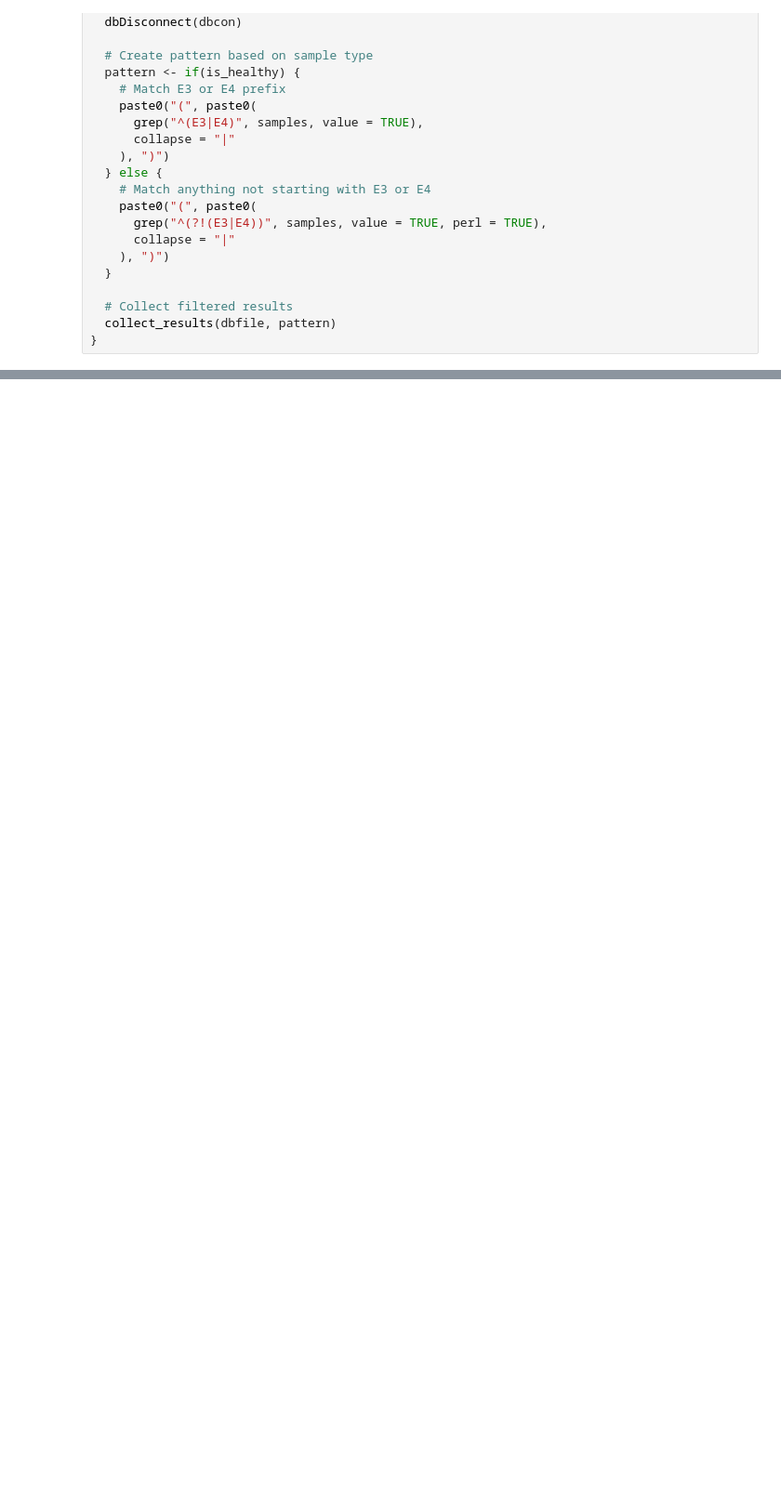
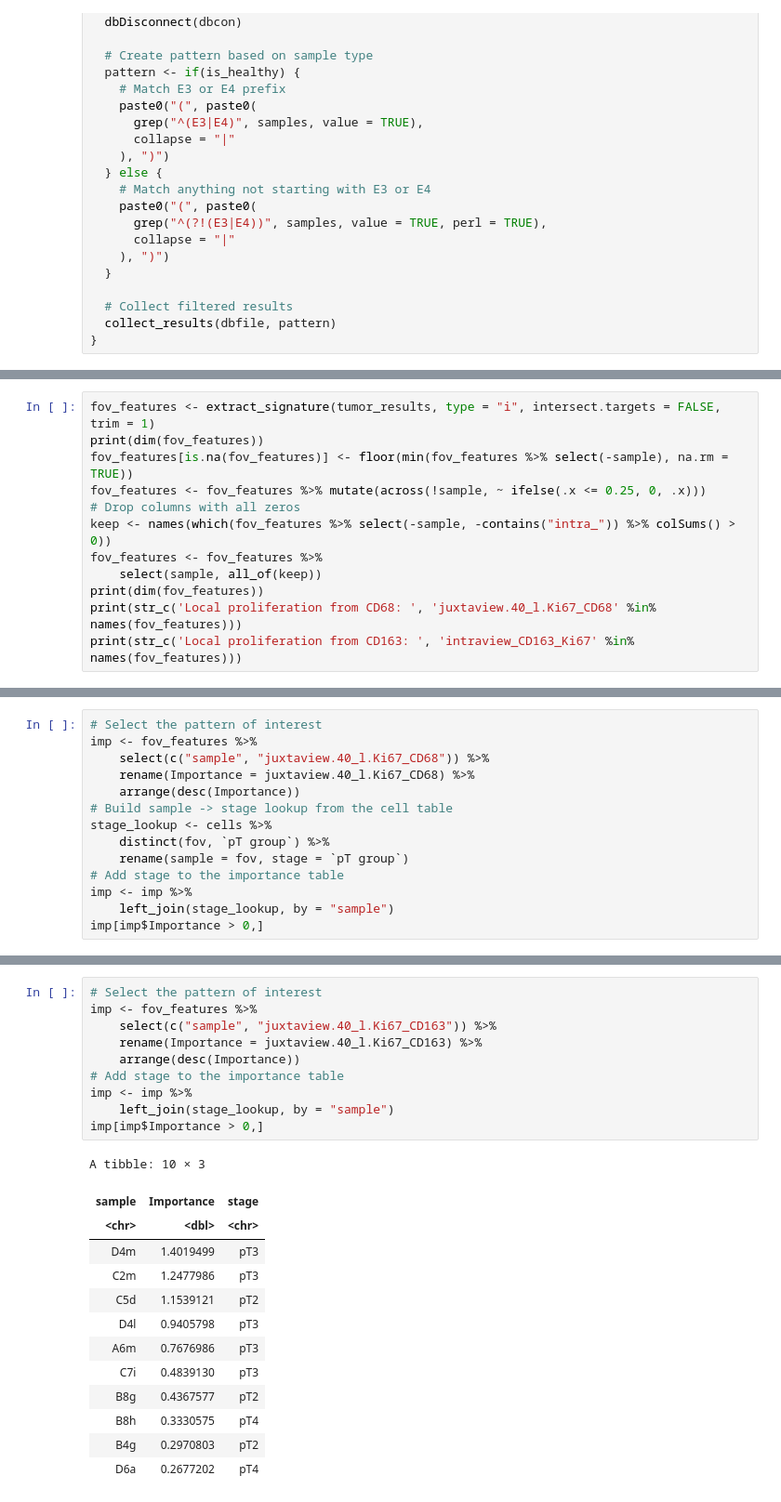
Before and after one commit to HartmannLab/MIBI-Analysis_Hamburg_CRC_TMA_2024, a Jupyter notebook: 2_ReanalysisForJenny_SpatialMacro.ipynb, the cells around one changed output, grey strips where cells are left out. Shown at 93% size. Cells and saved outputs as stored; diff of their text form; blank space fills up the shorter version.

```diff
--- a/2_ReanalysisForJenny_SpatialMacro.ipynb
+++ b/2_ReanalysisForJenny_SpatialMacro.ipynb
@@ -203,0 +203,12 @@ plot_improvement_stats(tumor_results)
+# %%
+fov_features <- extract_signature(tumor_results, type = "i", intersect.targets = FALSE, trim = 1)
+print(dim(fov_features))
+fov_features[is.na(fov_features)] <- floor(min(fov_features %>% select(-sample), na.rm = TRUE))
+fov_features <- fov_features %>% mutate(across(!sample, ~ ifelse(.x <= 0.25, 0, .x)))
+# Drop columns with all zeros
+keep <- names(which(fov_features %>% select(-sample, -contains("intra_")) %>% colSums() > 0))
+fov_features <- fov_features %>%
+    select(sample, all_of(keep))
+print(dim(fov_features))
+print(str_c('Local proliferation from CD68: ', 'juxtaview.40_l.Ki67_CD68' %in% names(fov_features)))
+print(str_c('Local proliferation from CD163: ', 'intraview_CD163_Ki67' %in% names(fov_features)))
@@ -203,0 +220,14 @@ plot_improvement_stats(tumor_results)
+# %%
+# Select the pattern of interest
+imp <- fov_features %>%
+    select(c("sample", "juxtaview.40_l.Ki67_CD68")) %>%
+    rename(Importance = juxtaview.40_l.Ki67_CD68) %>%
+    arrange(desc(Importance))
+# Build sample -> stage lookup from the cell table
+stage_lookup <- cells %>%
+    distinct(fov, `pT group`) %>%
+    rename(sample = fov, stage = `pT group`)
+# Add stage to the importance table
+imp <- imp %>%
+    left_join(stage_lookup, by = "sample")
+imp[imp$Importance > 0,]
@@ -203,0 +247,24 @@ plot_improvement_stats(tumor_results)
+# %%
+# Select the pattern of interest
+imp <- fov_features %>%
+    select(c("sample", "juxtaview.40_l.Ki67_CD163")) %>%
+    rename(Importance = juxtaview.40_l.Ki67_CD163) %>%
+    arrange(desc(Importance))
+# Add stage to the importance table
+imp <- imp %>%
+    left_join(stage_lookup, by = "sample")
+imp[imp$Importance > 0,]
+# %% [output]
+A tibble: 10 × 3
+| sample | Importance | stage |
+| <chr> | <dbl> | <chr> |
+| D4m | 1.4019499 | pT3 |
+| C2m | 1.2477986 | pT3 |
+| C5d | 1.1539121 | pT2 |
+| D4l | 0.9405798 | pT3 |
+| A6m | 0.7676986 | pT3 |
+| C7i | 0.4839130 | pT3 |
+| B8g | 0.4367577 | pT2 |
+| B8h | 0.3330575 | pT4 |
+| B4g | 0.2970803 | pT2 |
+| D6a | 0.2677202 | pT4 |
```
Also changed, not shown: parts of 14 cells of this notebook, 1 other file.
